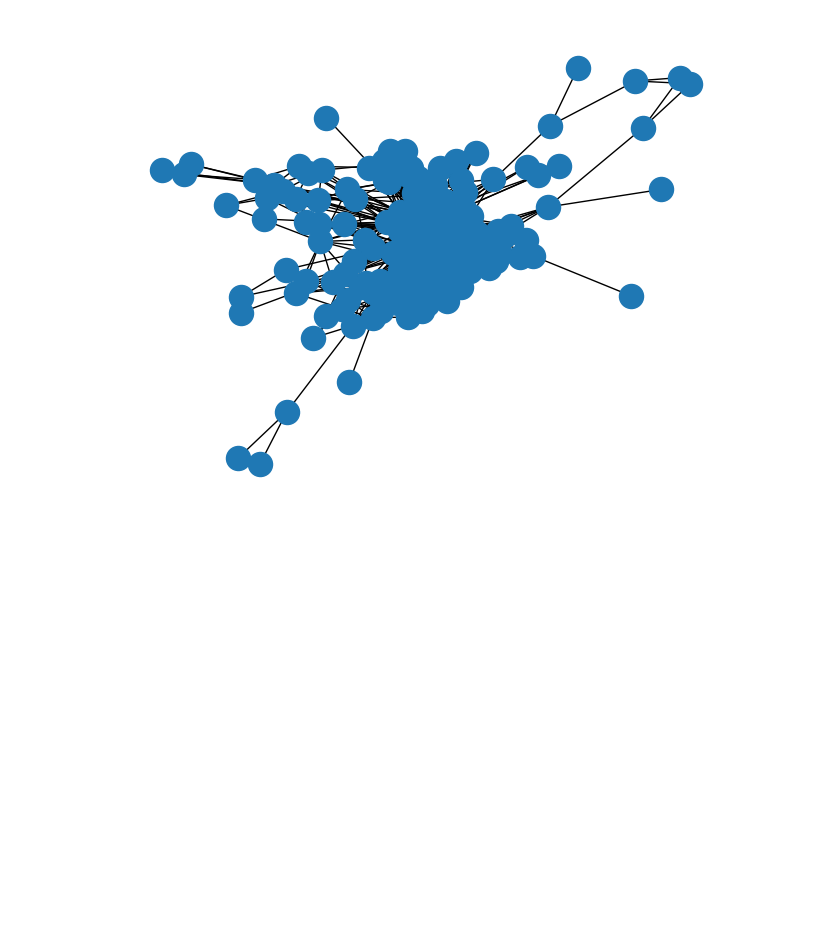
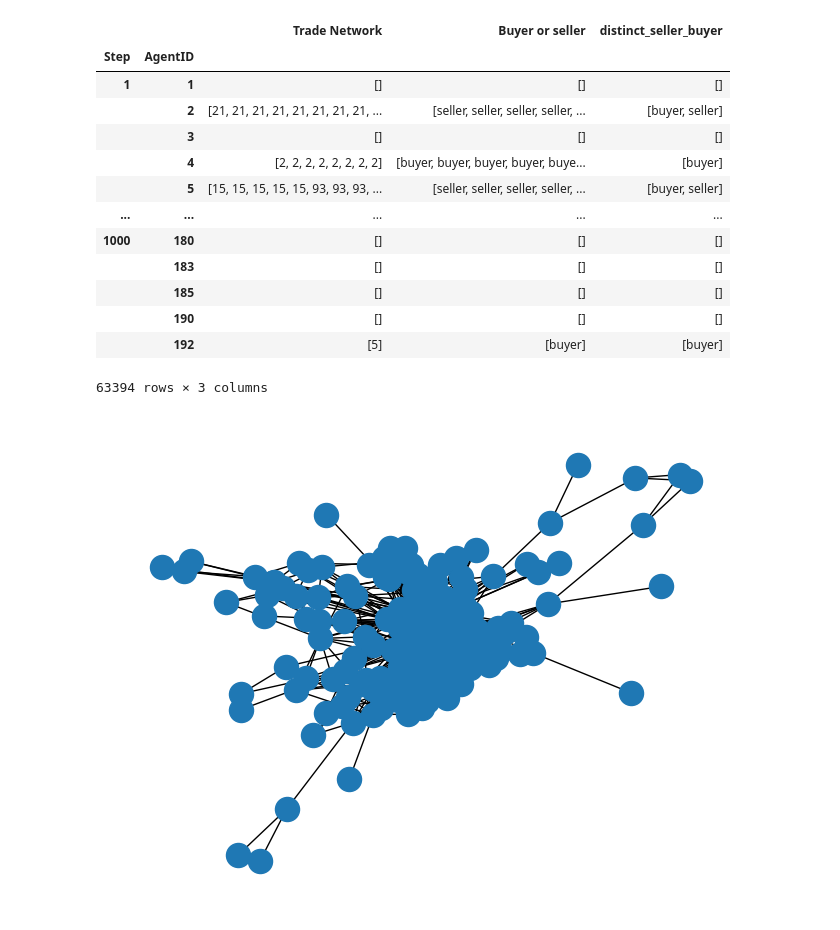
Before and after one commit to marlboro-py/sugarscape, a Jupyter notebook: model_run.ipynb, the cells around one changed output. Saved outputs shown, nothing was run; the diff lists cells and outputs as text; code cells hidden in the pictures; blank space fills up the shorter version.

```diff
--- a/model_run.ipynb
+++ b/model_run.ipynb
@@ -46,3 +47,24 @@ agent_results
+# %%
+agent_results["distinct_seller_buyer"] = agent_results.apply(
+    lambda x: np.unique(x["Buyer or seller"]), axis = 1
+)
+# %%
+agent_results
+# %% [output]
+|  |  | Trade Network | Buyer or seller | distinct_seller_buyer |
+| Step | AgentID |  |  |  |
+| 1 | 1 | [] | [] | [] |
+|  | 2 | [21, 21, 21, 21, 21, 21, 21, 21, ... | [seller, seller, seller, seller, ... | [buyer, seller] |
+|  | 3 | [] | [] | [] |
+|  | 4 | [2, 2, 2, 2, 2, 2, 2, 2] | [buyer, buyer, buyer, buyer, buye... | [buyer] |
+|  | 5 | [15, 15, 15, 15, 15, 93, 93, 93, ... | [seller, seller, seller, seller, ... | [buyer, seller] |
+| ... | ... | ... | ... | ... |
+| 1000 | 180 | [] | [] | [] |
+|  | 183 | [] | [] | [] |
+|  | 185 | [] | [] | [] |
+|  | 190 | [] | [] | [] |
+|  | 192 | [5] | [buyer] | [buyer] |
+63394 rows × 3 columns
 # %%
 #  create graph object
 G = nx.Graph()
```
Also changed, not shown: parts of 3 cells of this notebook.
